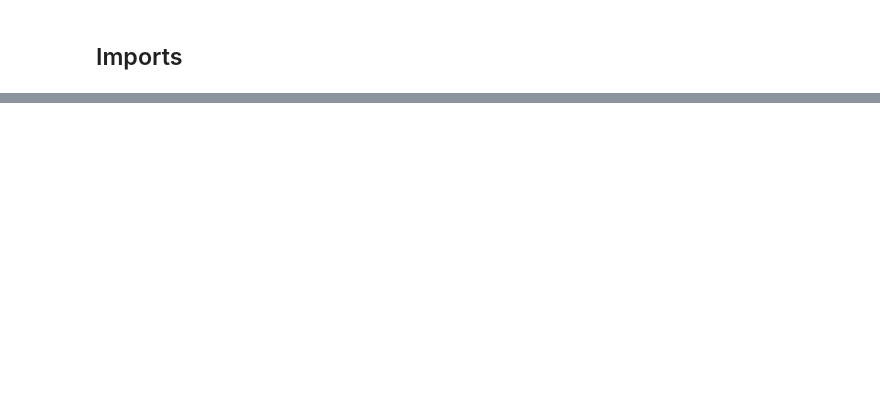
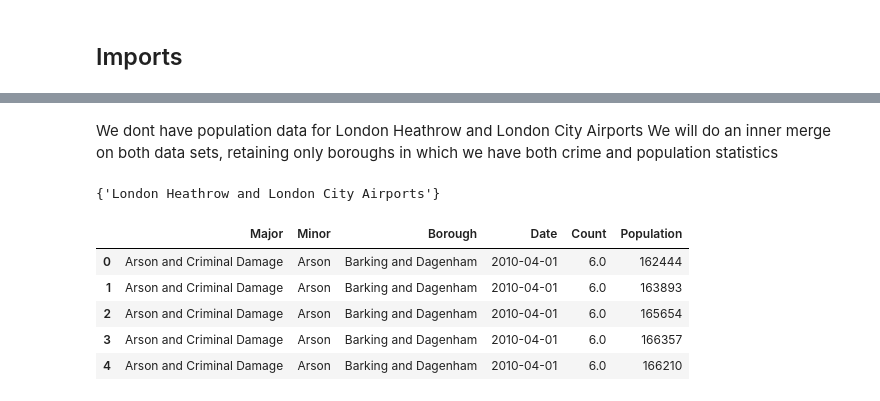
Before and after one commit to JamieW365/londoncrime, a Jupyter notebook: notebooks/exploratory/jw-2-population-exploration.ipynb, the cells around one changed output, grey strips where cells are left out. Saved outputs shown, nothing was run; the diff lists cells and outputs as text; code cells hidden in the pictures; blank space fills up the shorter version.

```diff
--- a/notebooks/exploratory/jw-2-population-exploration.ipynb
+++ b/notebooks/exploratory/jw-2-population-exploration.ipynb
@@ -44,0 +41,17 @@ FileNotFoundError: [Errno 2] No such file or directory: '/home/jamie/code/JamieW
+# %% [markdown]
+We dont have population data for London Heathrow and London City Airports
+We will do an inner merge on both data sets, retaining only boroughs in which we have both crime and population statistics
+# %%
+(set(df_pop['Name']) ^ set(df_crime['Borough'])) - set(df_pop['Name'])
+# %% [output]
+{'London Heathrow and London City Airports'}
+# %%
+df_merged = df_crime.merge(df_pop[['Name', 'Population']], how='inner', left_on='Borough', right_on='Name').drop('Name', axis=1)
+df_merged.head()
+# %% [output]
+|  | Major | Minor | Borough | Date | Count | Population |
+| 0 | Arson and Criminal Damage | Arson | Barking and Dagenham | 2010-04-01 | 6.0 | 162444 |
+| 1 | Arson and Criminal Damage | Arson | Barking and Dagenham | 2010-04-01 | 6.0 | 163893 |
+| 2 | Arson and Criminal Damage | Arson | Barking and Dagenham | 2010-04-01 | 6.0 | 165654 |
+| 3 | Arson and Criminal Damage | Arson | Barking and Dagenham | 2010-04-01 | 6.0 | 166357 |
+| 4 | Arson and Criminal Damage | Arson | Barking and Dagenham | 2010-04-01 | 6.0 | 166210 |
```
Also changed, not shown: parts of 13 cells of this notebook.
